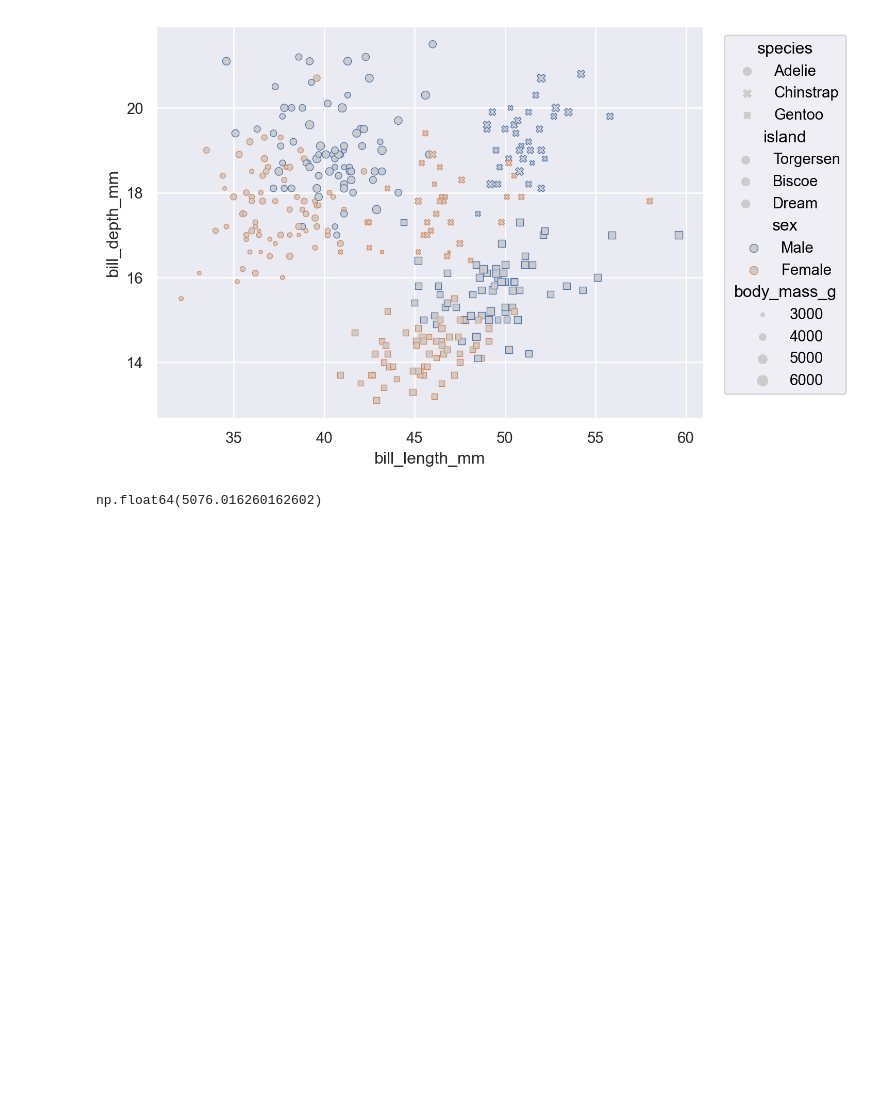
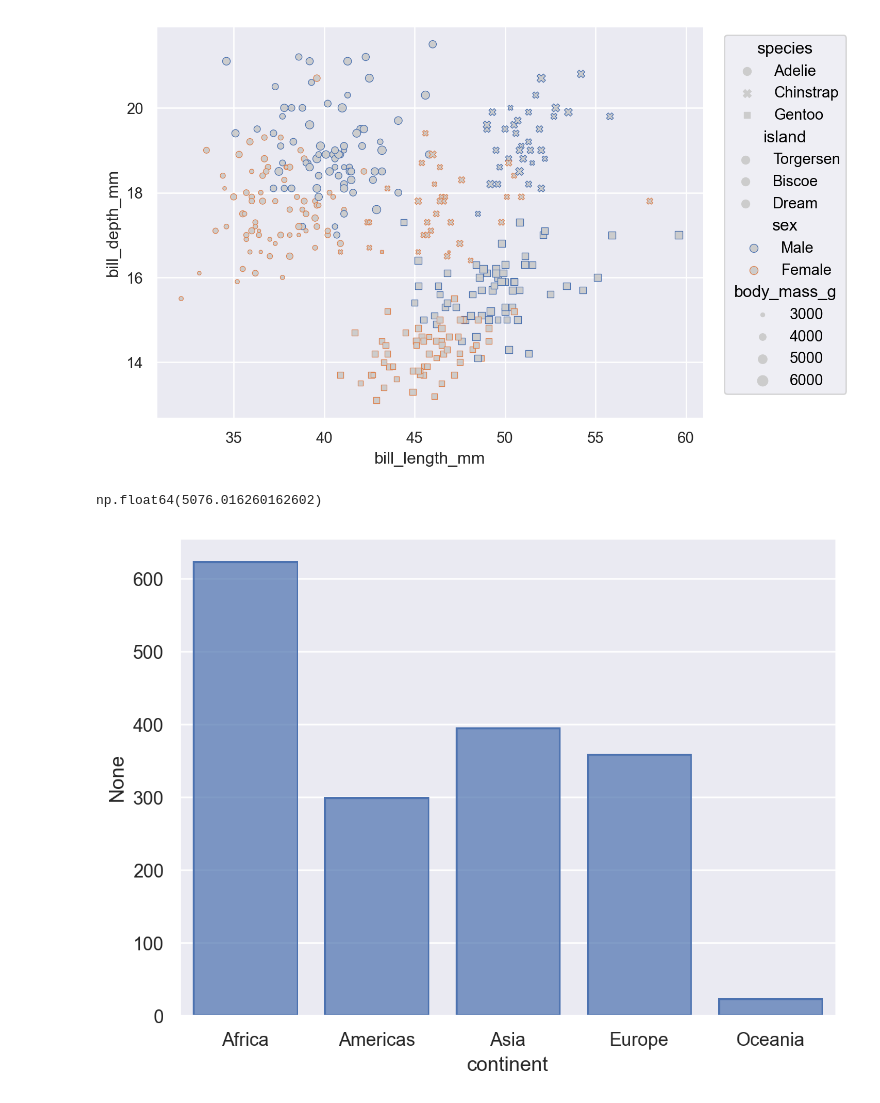
Before and after one commit to sebagarraffo/UBA-LaboDeDatos, a Jupyter notebook: guia 3.ipynb, the cells around one changed output. Drawn from its saved outputs; the diff is of its cells as text; code cells hidden in the pictures; blank space fills up the shorter version.

```diff
--- a/guia 3.ipynb
+++ b/guia 3.ipynb
@@ -208,3 +208,12 @@ penguins[penguins["species"]=="Adelie"]["body_mass_g"].mean()
 penguins[penguins["species"]=="Gentoo"]["body_mass_g"].mean()
 # %% [output]
 np.float64(5076.016260162602)
+# %%
+# 13
+cantPaises = gapminder.groupby("continent").size()
+(
+    so.Plot(x = cantPaises.index, y = cantPaises)
+    .add(so.Bar())
+)
+# %% [output]
+[figure, added]
```
Also changed, not shown: parts of 2 cells of this notebook.
